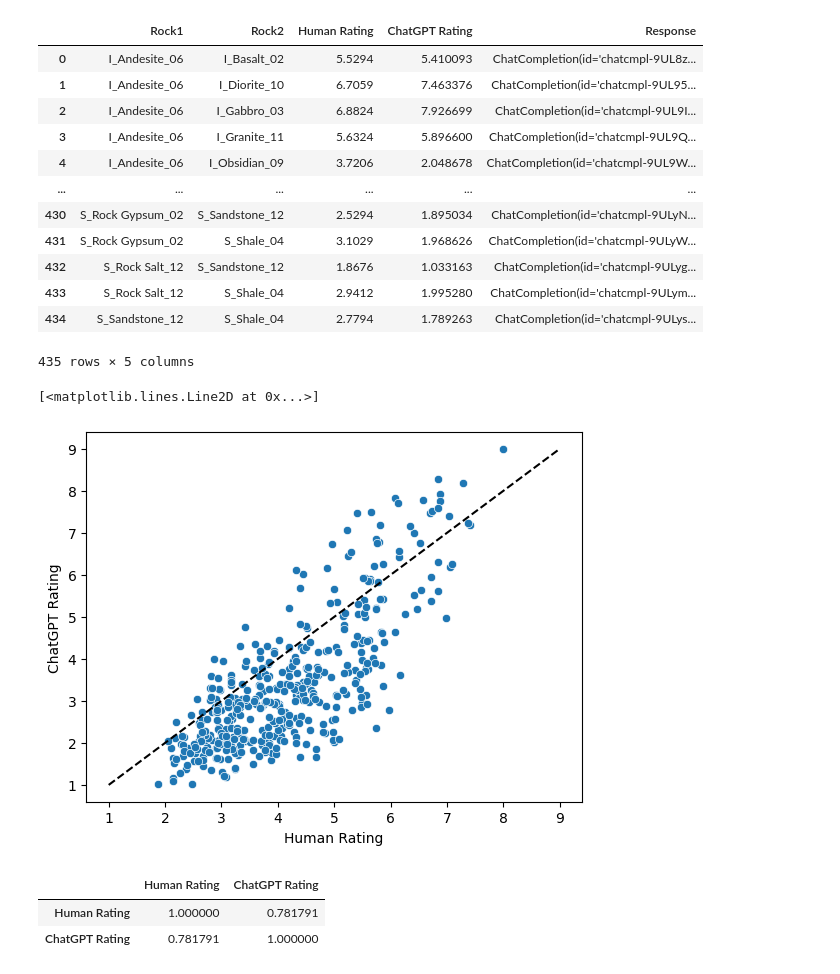
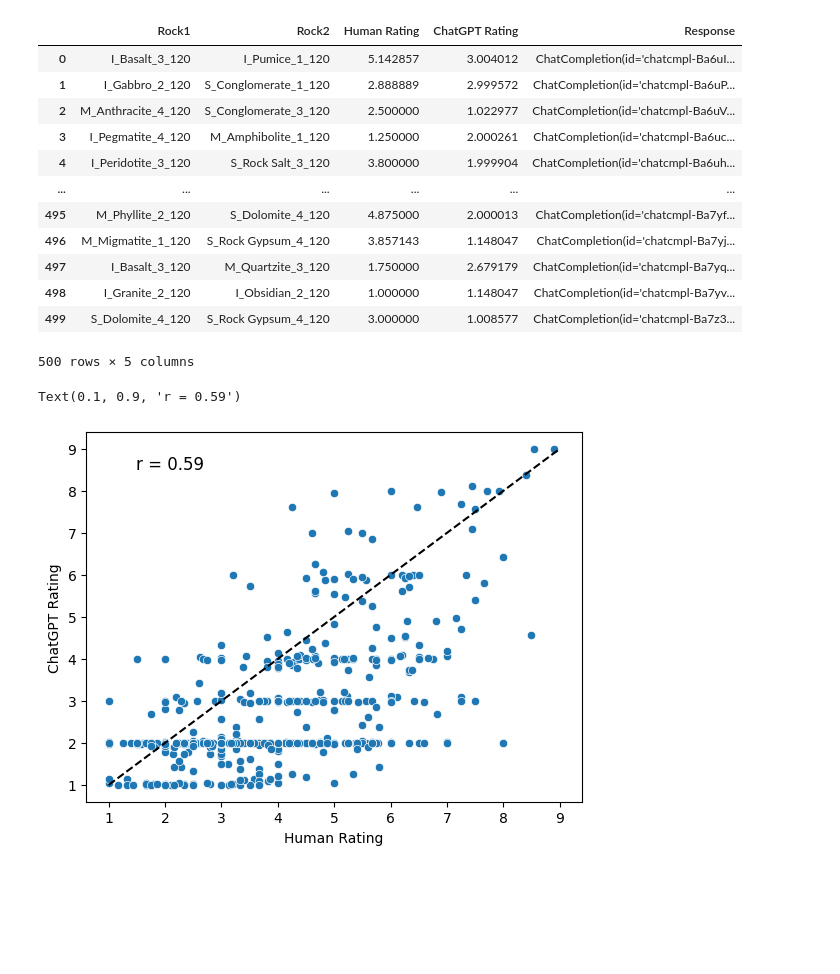
Before and after one commit to b-dickson/ChatGPT-Categorization, a Jupyter notebook: similartiy_ratings.ipynb, the cells around one changed output. Drawn from its saved outputs; the diff is of its cells as text; code cells hidden in the pictures; blank space fills up the shorter version.

Commit message:
120 rocks analysis

```diff
--- a/similartiy_ratings.ipynb
+++ b/similartiy_ratings.ipynb
@@ -117,6 +119,10 @@ def get_responses(rock1, rock2):
     max_tokens=1,
   )
   return response
+# %%
+import json
+with open("number_map.json", "r", encoding="utf-8") as f:
+    number_map = json.load(f)
 # %%
 def get_average_rating(logprobs):
     # We get a weighted average using the logprobs. The logprobs are actually nondeterministic
@@ -156,16 +169,18 @@ results.to_csv("chatgpt_similarities.csv", index=False)
+# %%
+results = pd.read_csv("chatgpt_similarities_120.csv")
 # %%
 results
 # %% [output]
 |  | Rock1 | Rock2 | Human Rating | ChatGPT Rating | Response |
-| 0 | I_Andesite_06 | I_Basalt_02 | 5.5294 | 5.410093 | ChatCompletion(id='chatcmpl-9UL8z... |
-| 1 | I_Andesite_06 | I_Diorite_10 | 6.7059 | 7.463376 | ChatCompletion(id='chatcmpl-9UL95... |
-| 2 | I_Andesite_06 | I_Gabbro_03 | 6.8824 | 7.926699 | ChatCompletion(id='chatcmpl-9UL9I... |
-| 3 | I_Andesite_06 | I_Granite_11 | 5.6324 | 5.896600 | ChatCompletion(id='chatcmpl-9UL9Q... |
-| 4 | I_Andesite_06 | I_Obsidian_09 | 3.7206 | 2.048678 | ChatCompletion(id='chatcmpl-9UL9W... |
+| 0 | I_Basalt_3_120 | I_Pumice_1_120 | 5.142857 | 3.004012 | ChatCompletion(id='chatcmpl-Ba6uI... |
+| 1 | I_Gabbro_2_120 | S_Conglomerate_1_120 | 2.888889 | 2.999572 | ChatCompletion(id='chatcmpl-Ba6uP... |
+| 2 | M_Anthracite_4_120 | S_Conglomerate_3_120 | 2.500000 | 1.022977 | ChatCompletion(id='chatcmpl-Ba6uV... |
+| 3 | I_Pegmatite_4_120 | M_Amphibolite_1_120 | 1.250000 | 2.000261 | ChatCompletion(id='chatcmpl-Ba6uc... |
+| 4 | I_Peridotite_3_120 | S_Rock Salt_3_120 | 3.800000 | 1.999904 | ChatCompletion(id='chatcmpl-Ba6uh... |
 | ... | ... | ... | ... | ... | ... |
-| 430 | S_Rock Gypsum_02 | S_Sandstone_12 | 2.5294 | 1.895034 | ChatCompletion(id='chatcmpl-9ULyN... |
-| 431 | S_Rock Gypsum_02 | S_Shale_04 | 3.1029 | 1.968626 | ChatCompletion(id='chatcmpl-9ULyW... |
-| 432 | S_Rock Salt_12 | S_Sandstone_12 | 1.8676 | 1.033163 | ChatCompletion(id='chatcmpl-9ULyg... |
-| 433 | S_Rock Salt_12 | S_Shale_04 | 2.9412 | 1.995280 | ChatCompletion(id='chatcmpl-9ULym... |
-| 434 | S_Sandstone_12 | S_Shale_04 | 2.7794 | 1.789263 | ChatCompletion(id='chatcmpl-9ULys... |
+| 495 | M_Phyllite_2_120 | S_Dolomite_4_120 | 4.875000 | 2.000013 | ChatCompletion(id='chatcmpl-Ba7yf... |
+| 496 | M_Migmatite_1_120 | S_Rock Gypsum_4_120 | 3.857143 | 1.148047 | ChatCompletion(id='chatcmpl-Ba7yj... |
+| 497 | I_Basalt_3_120 | M_Quartzite_3_120 | 1.750000 | 2.679179 | ChatCompletion(id='chatcmpl-Ba7yq... |
+| 498 | I_Granite_2_120 | I_Obsidian_2_120 | 1.000000 | 1.148047 | ChatCompletion(id='chatcmpl-Ba7yv... |
+| 499 | S_Dolomite_4_120 | S_Rock Gypsum_4_120 | 3.000000 | 1.008577 | ChatCompletion(id='chatcmpl-Ba7z3... |
-435 rows × 5 columns
+500 rows × 5 columns
@@ -172,12 +189,7 @@ results
 # %%
 sns.scatterplot(results, x="Human Rating", y="ChatGPT Rating")
 plt.plot([1, 9], [1, 9], 'k--')
+plt.annotate(f"r = { round(corr, 2)}", xy=(0.1, 0.9), xycoords="axes fraction", fontsize=12)
 # %% [output]
-[<matplotlib.lines.Line2D at 0x...>]
+Text(0.1, 0.9, 'r = 0.59')
-[figure, old version]
+[figure, new version]
-# %%
-results.corr(numeric_only=True)
-# %% [output]
-|  | Human Rating | ChatGPT Rating |
-| Human Rating | 1.000000 | 0.781791 |
-| ChatGPT Rating | 0.781791 | 1.000000 |
```
Also changed, not shown: parts of 15 cells of this notebook.
